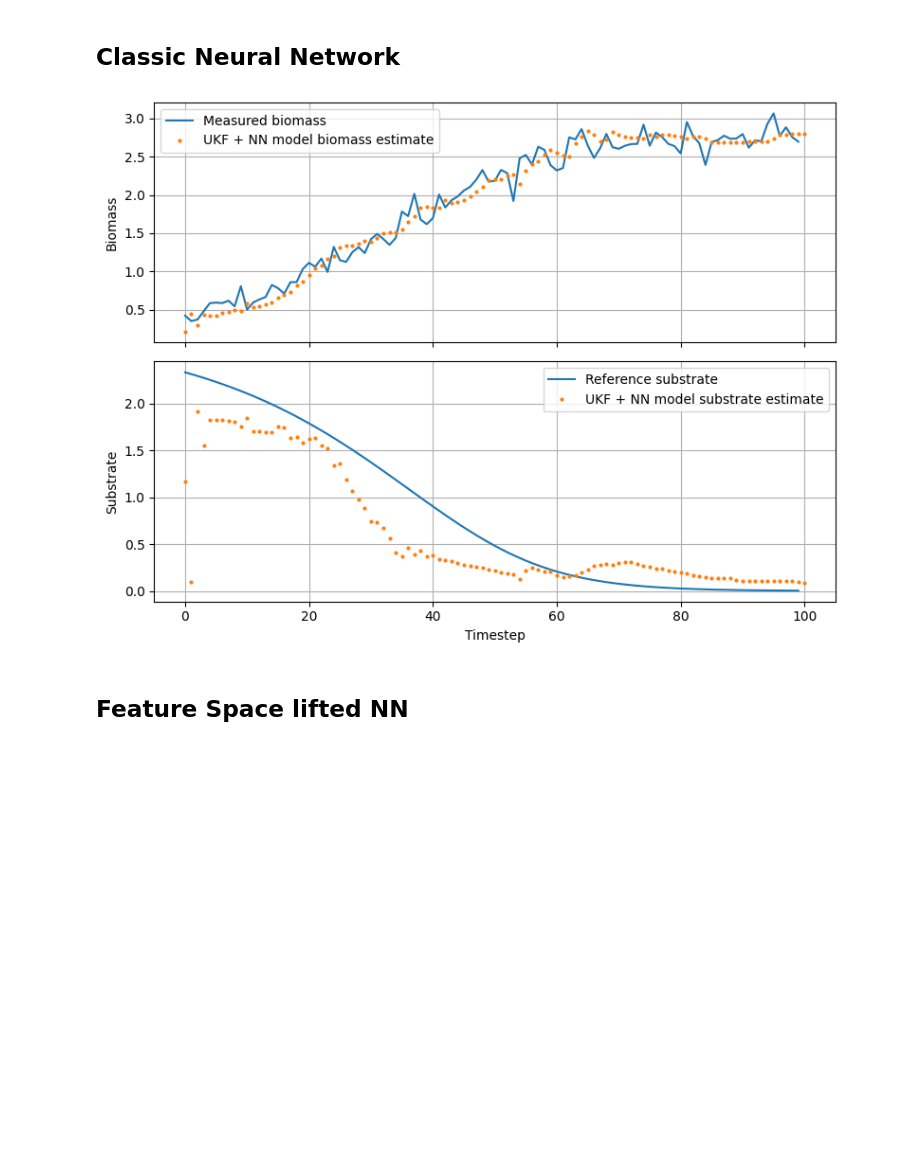
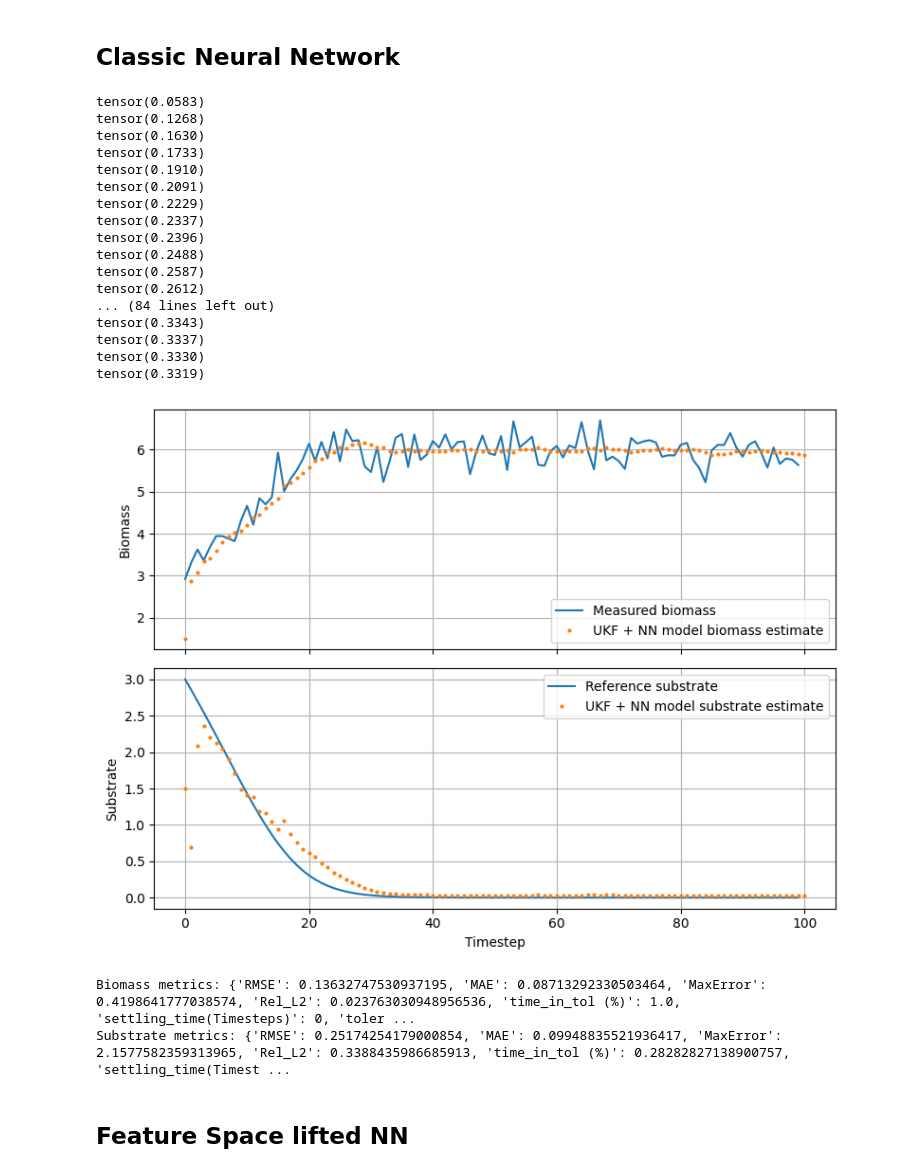
Before and after one commit to therealtoby1/Master, a Jupyter notebook: Cell_growth_integro_diff_Batch.ipynb, the cells around one changed output. Saved outputs shown, nothing was run; the diff lists cells and outputs as text; code cells hidden in the pictures; blank space fills up the shorter version.

```diff
--- a/Cell_growth_integro_diff_Batch.ipynb
+++ b/Cell_growth_integro_diff_Batch.ipynb
@@ -518,22 +538,18 @@ norm_scales=torch.load("Training_data_integro_diff_batch/normalization_scales.pt
 the way i set it up the UKF takes place in the normalized space (otherwise the numbers get too big--> Nan values), so the user passes n_max and s_max (that was used in the training and can be found in the normalization_scales.pkl) and can also assign the covariance matrices. in the end i plot the stuff
 # %%
 #load dataset for comparison
-with open("Training_data_integro_diff_batch\Dataset_validation_integro_diff_Batch.pkl", "rb") as f:
+with open("Training_data_integro_diff_batch\Dataset_validation_integro_diff_Batch_for_plots.pkl", "rb") as f:
     Dataset_validation = pickle.load(f)
 
-N_pde= Dataset_validation[10]["n"]
-S_pde=Dataset_validation[10]["S"]
+N_pde= Dataset_validation[0]["n"]
+S_pde=Dataset_validation[0]["S"]
 biomass_measurement= (N_pde  * m[:,None]).sum(axis=0) * delta_m
 
 noise_std = 0.05 * biomass_measurement.max()   # e.g. 5% of max biomass
 biomass_noisy = biomass_measurement + np.random.normal(0, noise_std, size=biomass_measurement.shape)
 
-m_torch=torch.linspace(0,2e-10,M)
-delta_m_torch=(m_torch[1]-m_torch[0]).item()
-
-
-n0 = torch.tensor(Dataset_validation[10]["n"][:, 0], dtype=torch.float32)/2
-s0 = torch.tensor(Dataset_validation[10]["S"][0], dtype=torch.float32)/2
+n0 = torch.tensor(Dataset_validation[0]["n"][:, 0], dtype=torch.float32)/2
+s0 = torch.tensor(Dataset_validation[0]["S"][0], dtype=torch.float32)/2
 x0 = torch.cat([n0, s0.view(1)], 0)
 
 
@@ -552,34 +711,68 @@ h = lambda x: h_model(x, m_torch, delta_m_torch, norm_scales["n_max"])
 # %%
 f = lambda x, u=None: obs.f_model_NN(x, classicNN)
 ukf_classic_NN = obs.UKF(state_dim=M+1,
                         meas_dim=1,
                         f_model=f,
                         h_model=h,
                         n_max=norm_scales["n_max"],         #for normalization
                         s_max=norm_scales["S_max"])
 
 
 ukf_classic_NN.set_initial_state(x0)            #applies normalization so the model doesnt result in Nans
 ukf_classic_NN.P = torch.eye(ukf_classic_NN.n) * 1e-1                 # bigger initial uncertainty
 ukf_classic_NN.Q = torch.eye(ukf_classic_NN.n) * 1e-5
 
 ukf_classic_NN.R= 0.05*biomass_measurement.max()
 
 X_estimates=ukf_classic_NN.run(U_seq=None,
                                Y_seq=torch.tensor(biomass_noisy,dtype=torch.float32))
 
 # --------- PLOTS ---------
 # 1) biomass: measured vs estimated
 ukf_classic_NN.plot_results(
     X_estimates,
     biomass_noisy,
     S_reference=S_pde,
     m_torch=m_torch,
     delta_m_torch=delta_m_torch,
     title_prefix="UKF + NN model"
 )
+
+metrics = ukf_classic_NN.evaluate_errors(
+    X_estimates,
+    biomass_true=biomass_measurement,
+    S_true=S_pde,
+    m_torch=m_torch,
+    delta_m_torch=delta_m_torch,
+    rel_tol=0.10,   # 10% tolerance
+    abs_tol=1e-3,   # absolute floor
+    window=10       # must stay within tol for 10 steps
+)
+
+print("Biomass metrics:", metrics["biomass"])
+print("Substrate metrics:", metrics["substrate"])
+helper.plot_spaghetti(m,t_eval,X_estimates.T.numpy())
 # %% [output]
+tensor(0.0583)
+tensor(0.1268)
+tensor(0.1630)
+tensor(0.1733)
+tensor(0.1910)
+tensor(0.2091)
+tensor(0.2229)
+tensor(0.2337)
+tensor(0.2396)
+tensor(0.2488)
+tensor(0.2587)
+tensor(0.2612)
+... (84 lines left out)
+tensor(0.3343)
+tensor(0.3337)
+tensor(0.3330)
+tensor(0.3319)
-[figure, old version]
+[figure, new version]
+Biomass metrics: {'RMSE': 0.13632747530937195, 'MAE': 0.08713292330503464, 'MaxError': 0.4198641777038574, 'Rel_L2': 0.023763030948956536, 'time_in_tol (%)': 1.0, 'settling_time(Timesteps)': 0, 'toler ...
+Substrate metrics: {'RMSE': 0.25174254179000854, 'MAE': 0.09948835521936417, 'MaxError': 2.1577582359313965, 'Rel_L2': 0.3388435986685913, 'time_in_tol (%)': 0.28282827138900757, 'settling_time(Timest ...
 # %% [markdown]
 ## Feature Space lifted NN
 # %%
```
Also changed, not shown: parts of 10 cells of this notebook, 7 other files.
